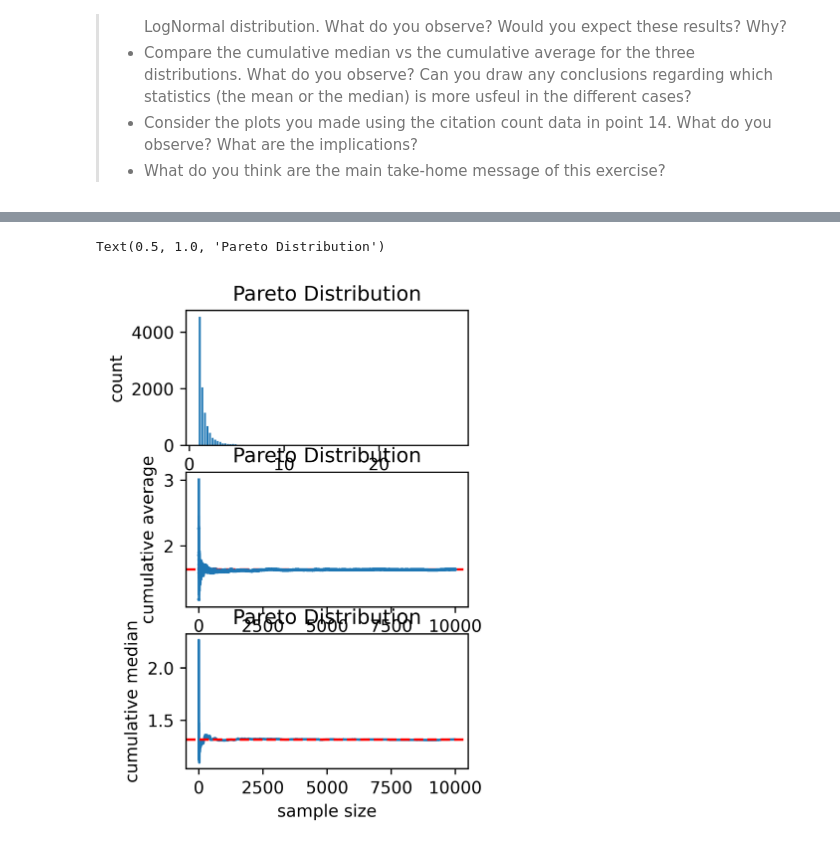
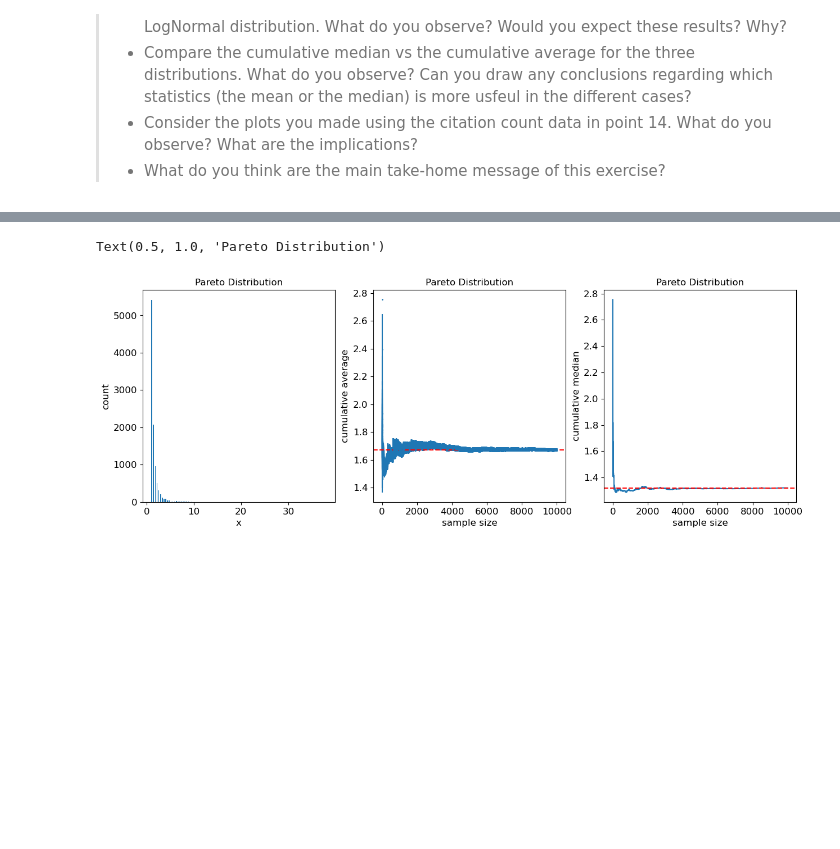
Before and after one commit to kriskruse/02467-CSS---Assignment1, a Jupyter notebook: Assignment1.ipynb, the cells around one changed output, grey strips where cells are left out. Cells and saved outputs as stored; diff of their text form; code cells hidden in the pictures; blank space fills up the shorter version.

```diff
--- a/Assignment1.ipynb
+++ b/Assignment1.ipynb
@@ -422,9 +422,9 @@ import numpy as np
 import matplotlib.pyplot as plt
 
 N = 10000
-width = 3
+width = 15
 height = 5
-dpi = 600
+dpi = 100
 # %%
 # 1. Sample N=10,000 data points from a Gaussian Distribution with parameters  𝜇=0  and  𝜎=4 ,
 # using the np.random.standard_normal() function. Store your data in a numpy array 𝑋 .
@@ -476,40 +476,40 @@ X = np.random.pareto(alpha, N) + xm
 
 # 10. Repeat points 2 to 8 for the Pareto Distribution sample computed in point 9.
 # collect them in a 1x3 grid of subplots.
-fig, axs = plt.subplots(3, 1, figsize=(width, height), dpi=dpi)
+fig, axs = plt.subplots(1, 3, figsize=(width, height), dpi=dpi)
 axs = axs.flatten()
 
 # plot distribution
 axs[0].hist(X, bins=100, width=0.2)
 axs[0].set_xlabel('x')
 axs[0].set_ylabel('count')
 axs[0].set_title('Pareto Distribution')
 
 # cumulative average
 cumulative_average = np.cumsum(X) / np.arange(1, N + 1)
 cumulative_std = np.cumsum(X ** 2) / np.arange(1, N + 1) - cumulative_average ** 2
 cumulative_std = np.sqrt(cumulative_std)
 cumulative_std_error = cumulative_std / np.sqrt(np.arange(1, N + 1))
 
 axs[1].errorbar(np.arange(1, N + 1), cumulative_average, yerr=cumulative_std_error, fmt='o', markersize=1)
 axs[1].axhline(np.mean(X), color='r', linestyle='--')
 axs[1].set_xlabel('sample size')
 axs[1].set_ylabel('cumulative average')
 axs[1].set_title('Pareto Distribution')
 
 # cumulative median
 cumulative_median = np.zeros(N)
 for i in range(N):
     cumulative_median[i] = np.median(X[:i + 1])
 
 axs[2].plot(np.arange(1, N + 1), cumulative_median)
 axs[2].axhline(np.median(X), color='r', linestyle='--')
 axs[2].set_xlabel('sample size')
 axs[2].set_ylabel('cumulative median')
 axs[2].set_title('Pareto Distribution')
 # %% [output]
 Text(0.5, 1.0, 'Pareto Distribution')
-[figure, old version]
+[figure, new version]
 # %%
 # 11. Now sample N=10,000 data points from a Lognormal Distribution with parameters 𝜇=0 and 𝜎=1, using the np.random.lognormal() function, and store it in a numpy array.
 
```
Also changed, not shown: parts of 4 cells of this notebook.
